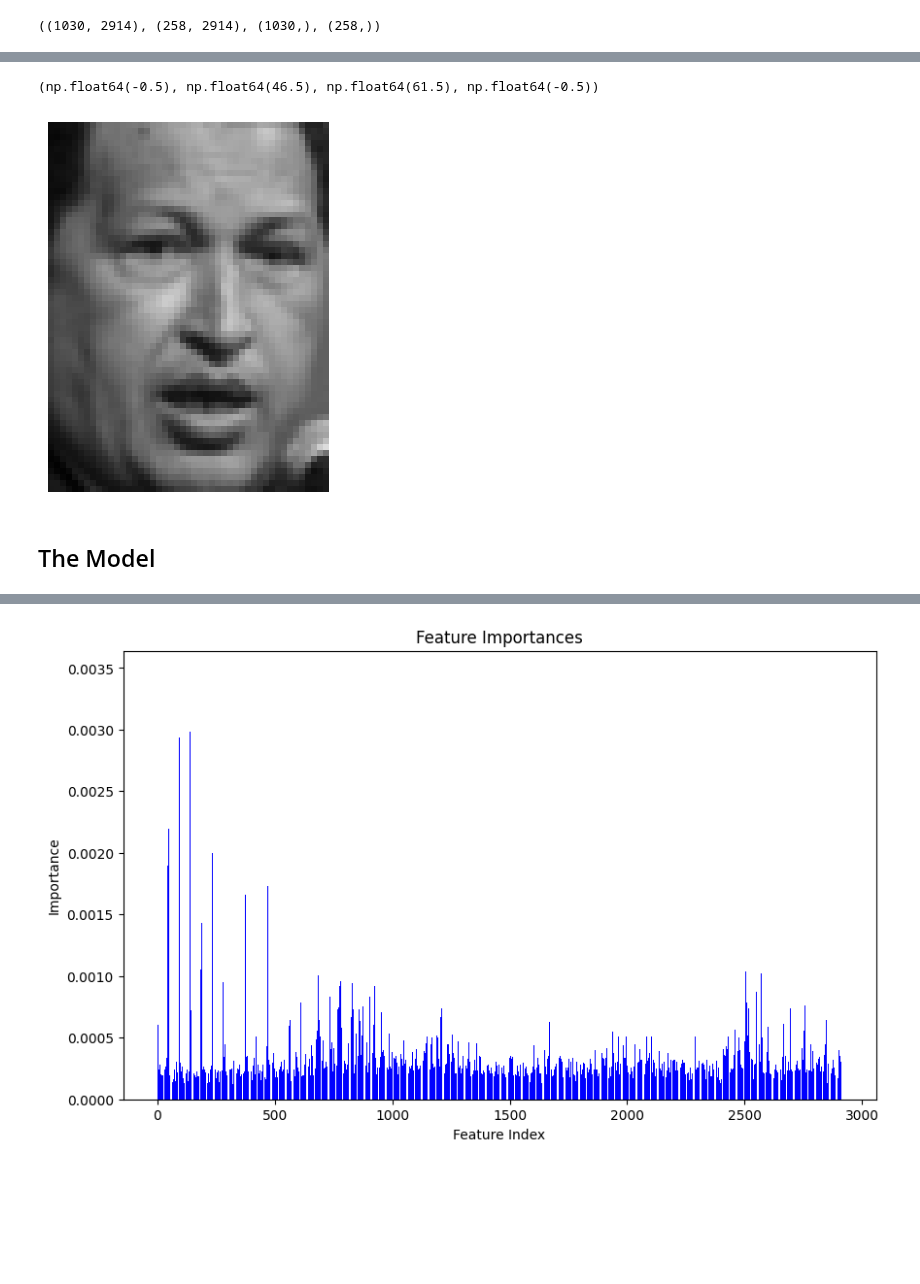
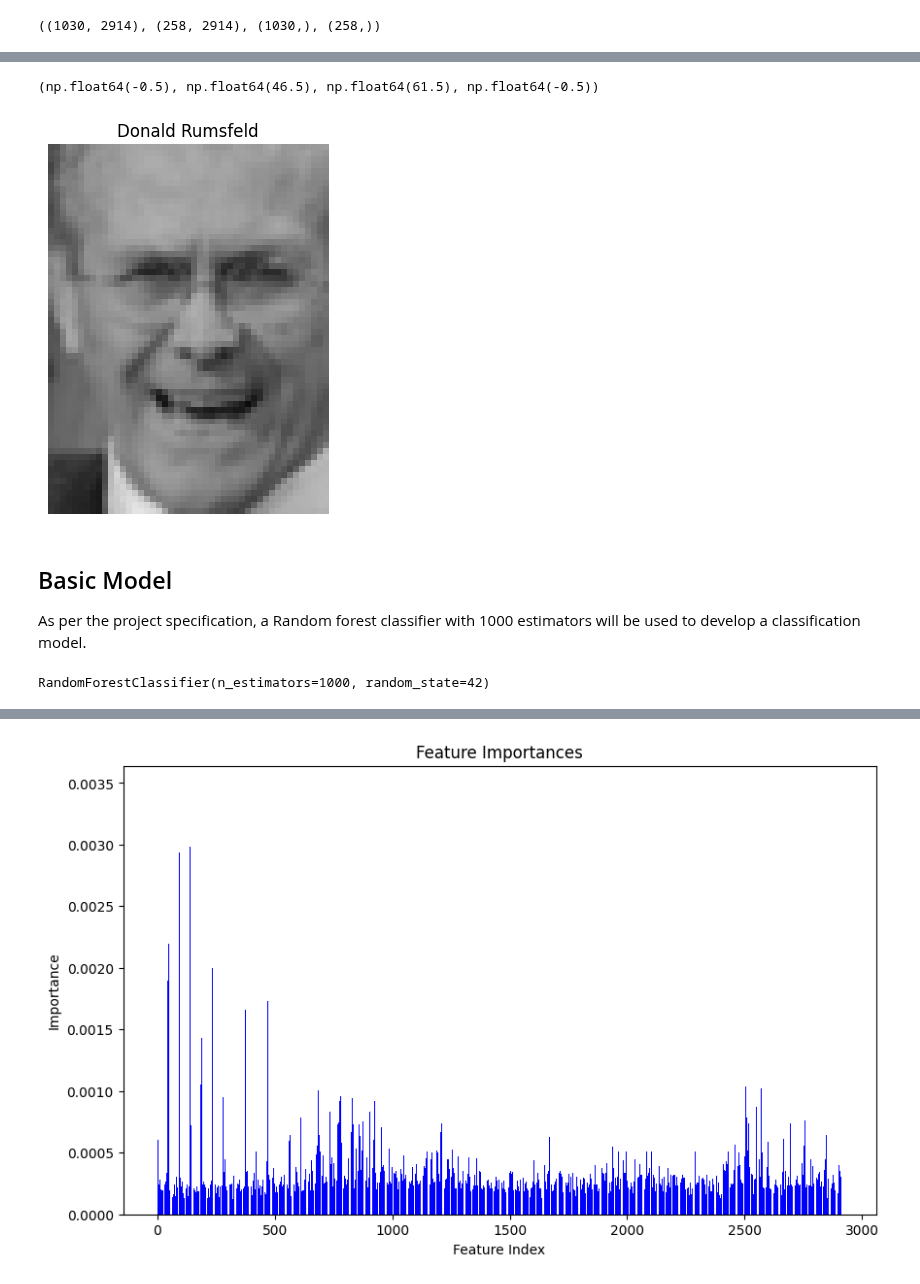
Before and after one commit to Martin-EvansUWA/ML-Project-1, a Jupyter notebook: project2/23621647_assignment2.ipynb, the cells around one changed output, grey strips where cells are left out. Saved outputs shown, nothing was run; the diff lists cells and outputs as text; code cells hidden in the pictures; blank space fills up the shorter version.

```diff
--- a/project2/23621647_assignment2.ipynb
+++ b/project2/23621647_assignment2.ipynb
@@ -222,16 +250,23 @@ Example test image.
 # %%
 import cv2
-import matplotlib.pyplot as plt
 
-train_img = x_test[np.random.randint(0,len(x_test))].reshape(h, w)
-train_img = cv2.cvtColor(train_img, cv2.COLOR_BGR2RGB)
-plt.imshow(train_img)
+idx = np.random.randint(0, len(x_test))
+label_idx = y_test[idx]
+test_img = x_test[idx].reshape(h, w)
+test_img = cv2.cvtColor(test_img, cv2.COLOR_BGR2RGB)
+
+plt.imshow(test_img)
+plt.title(f"{target_names[label_idx]}")
 plt.axis('off')
 # %% [output]
 (np.float64(-0.5), np.float64(46.5), np.float64(61.5), np.float64(-0.5))
-[figure, old version]
+[figure, new version]
 # %% [markdown]
-## The Model
+## Basic Model
+
+As per the project specification, a Random forest classifier with 1000 estimators will be used to develop a classification model.
 # %%
-rf_clf = RandomForestClassifier(random_state=42, n_estimators=1000)
+rf_clf = RandomForestClassifier(n_estimators=1000)
 rf_clf.fit(x_train, y_train)
+# %% [output]
+RandomForestClassifier(n_estimators=1000, random_state=42)
```
Also changed, not shown: parts of 29 cells of this notebook.
